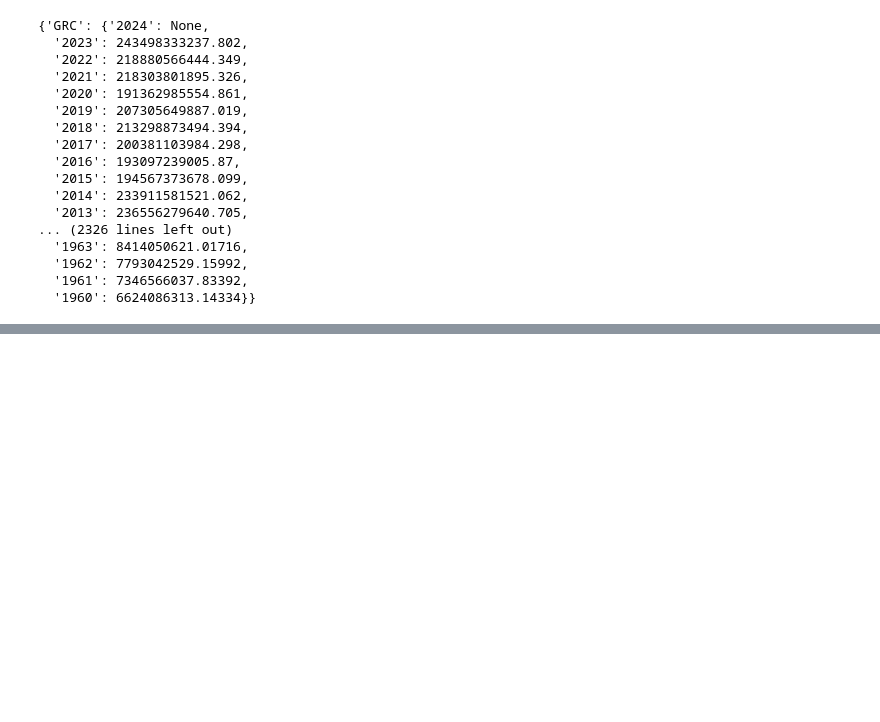
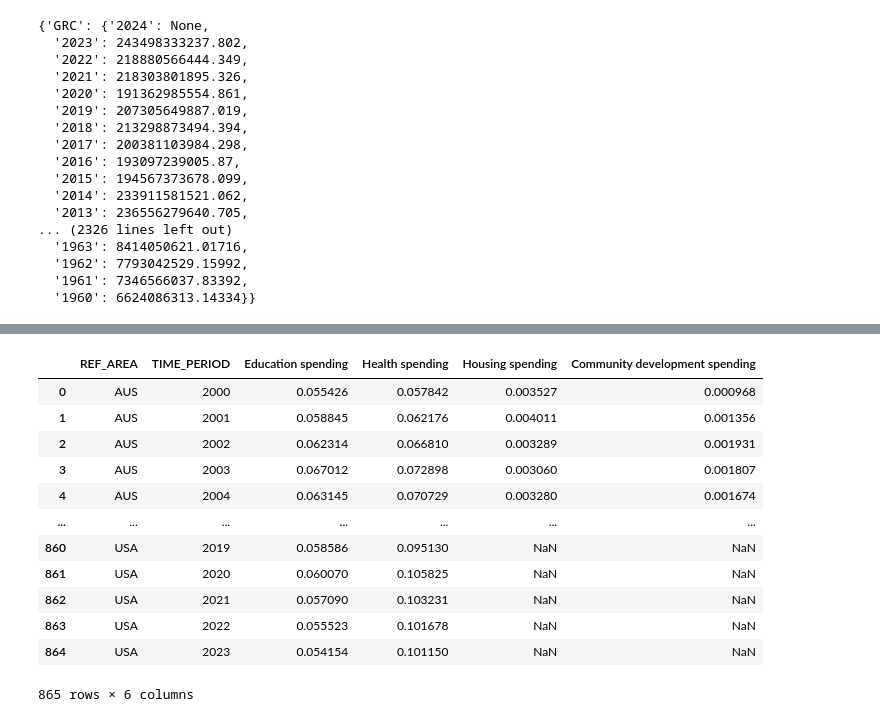
Before and after one commit to songmichael11/Consensus, a Jupyter notebook: datasets/read_data.ipynb, the cells around one changed output, grey strips where cells are left out. Cells and saved outputs as stored; diff of their text form; code cells hidden in the pictures; blank space fills up the shorter version.

```diff
--- a/datasets/read_data.ipynb
+++ b/datasets/read_data.ipynb
@@ -167,0 +252,20 @@ df_health.loc[(df_health['REF_AREA'] == 'NOR')&(df_health['TIME_PERIOD'] == 2001
+# %%
+master_govspend_df = govspend_df['Education'][['REF_AREA', 'TIME_PERIOD']]
+for key, value in govspend_df.items():
+    master_govspend_df = pd.merge(master_govspend_df, value[['REF_AREA', 'TIME_PERIOD', 'OBS_SHARE_GDP']], on=['REF_AREA', 'TIME_PERIOD',], how='outer')
+    master_govspend_df = master_govspend_df.rename(columns={'OBS_SHARE_GDP': f"{key} spending"})
+master_govspend_df
+# %% [output]
+|  | REF_AREA | TIME_PERIOD | Education spending | Health spending | Housing spending | Community development spending |
+| 0 | AUS | 2000 | 0.055426 | 0.057842 | 0.003527 | 0.000968 |
+| 1 | AUS | 2001 | 0.058845 | 0.062176 | 0.004011 | 0.001356 |
+| 2 | AUS | 2002 | 0.062314 | 0.066810 | 0.003289 | 0.001931 |
+| 3 | AUS | 2003 | 0.067012 | 0.072898 | 0.003060 | 0.001807 |
+| 4 | AUS | 2004 | 0.063145 | 0.070729 | 0.003280 | 0.001674 |
+| ... | ... | ... | ... | ... | ... | ... |
+| 860 | USA | 2019 | 0.058586 | 0.095130 | NaN | NaN |
+| 861 | USA | 2020 | 0.060070 | 0.105825 | NaN | NaN |
+| 862 | USA | 2021 | 0.057090 | 0.103231 | NaN | NaN |
+| 863 | USA | 2022 | 0.055523 | 0.101678 | NaN | NaN |
+| 864 | USA | 2023 | 0.054154 | 0.101150 | NaN | NaN |
+865 rows × 6 columns
```
Also changed, not shown: parts of 9 cells of this notebook, 3 other files.
